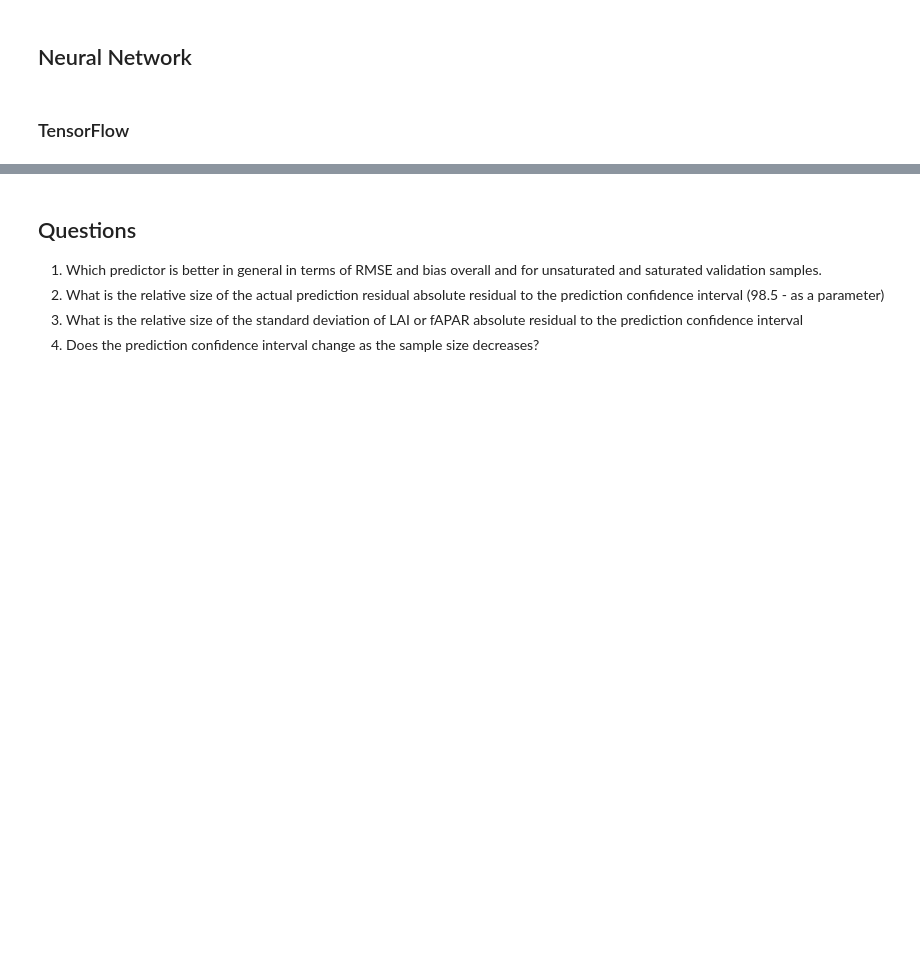
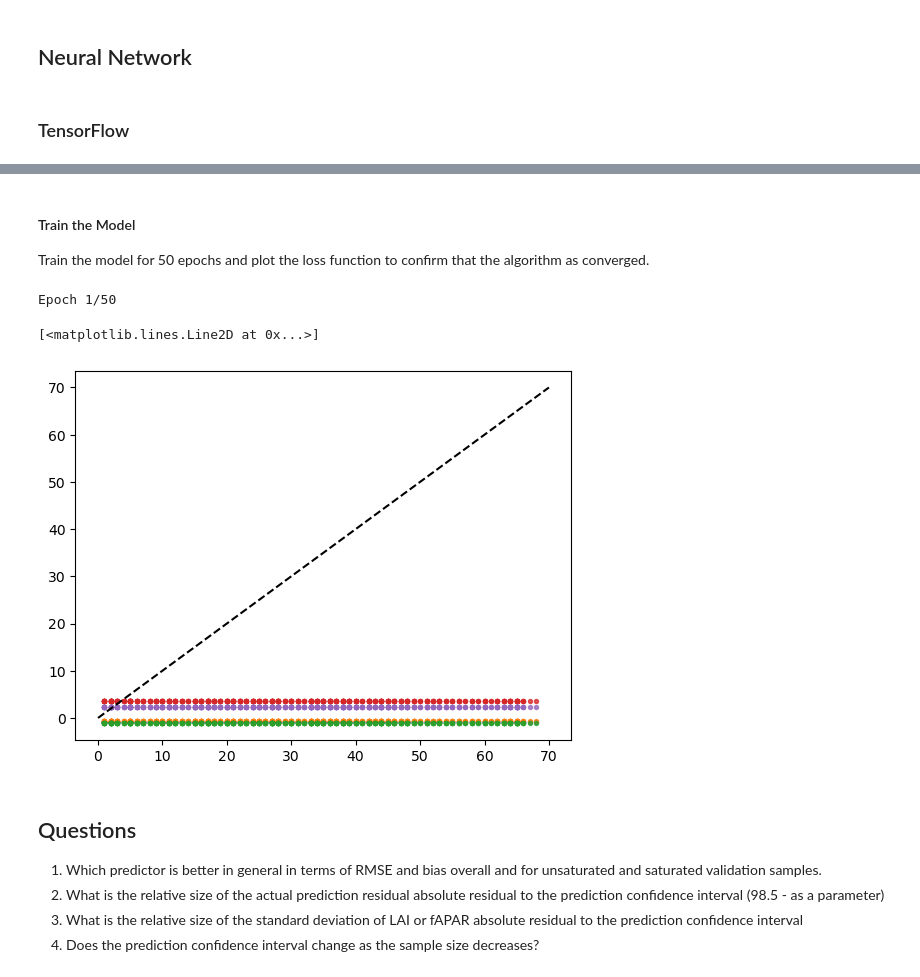
Before and after one commit to watermelonxx/WorkTerm-Winter2023, a Jupyter notebook: ModelingUncertainty.ipynb, the cells around one changed output, grey strips where cells are left out. Drawn from its saved outputs; the diff is of its cells as text; code cells hidden in the pictures; blank space fills up the shorter version.

```diff
--- a/ModelingUncertainty.ipynb
+++ b/ModelingUncertainty.ipynb
@@ -37,7 +37,7 @@ response = 'LAI'
 # Subsampling calibration and validation data to create training and testing datasets for each biome
 for i in biomes:
     dfcal = calbiomeDictLAI[i]['DF'].sample(10000)
-    dfval = valbiomeDictLAI[i]['DF']
+    dfval = valbiomeDictLAI[i]['DF'].sample(1000)
 
     calbiomeDictLAI[i]['X_train'] = dfcal[regressors]
     calbiomeDictLAI[i]['y_train'] = dfcal[response]
@@ -290,0 +287,32 @@ _________________________________________________________________
+# %%
+# Define the model, negative-log likelihood as the loss function
+# and compile the model with the Adam optimizer
+normalizer = layers.Normalization(input_shape=[5,], axis=None)
+normalizer.adapt(np.array(calbiomeDictLAI[i]['X_train']))
+
+model = tf.keras.Sequential([
+    normalizer,
+    tfpl.DenseVariational(input_shape=[5,], units=80,
+                          make_prior_fn=get_prior,
+                          make_posterior_fn=get_posterior,
+                          kl_weight=1/calbiomeDictLAI[1]['X_train'].shape[0],
+                          kl_use_exact=False,
+                          activation='relu'),
+    tfpl.DenseVariational(units=25,
+                          make_prior_fn=get_prior,
+                          make_posterior_fn=get_posterior,
+                          kl_weight=1/calbiomeDictLAI[1]['X_train'].shape[0],
+                          kl_use_exact=False,
+                          activation='relu'),
+    tfpl.DenseVariational(units=1,
+                          make_prior_fn=get_prior,
+                          make_posterior_fn=get_posterior,
+                          kl_weight=1/calbiomeDictLAI[1]['X_train'].shape[0],
+                          kl_use_exact=False)
+])
+
+def nll(y_true, y_pred):
+    return -y_pred.log_prob(y_true)
+
+model.compile(loss='mse', optimizer=tf.keras.optimizers.Adam(learning_rate=0.01), metrics=[tf.keras.metrics.RootMeanSquaredError()])
+model.summary()
@@ -291,3 +337,22 @@ _________________________________________________________________
+# %% [markdown]
+#### Train the Model
+Train the model for 50 epochs and plot the loss function to confirm that the algorithm as converged.
+# %%
+# Train the model for 50 epochs
+history = model.fit(calbiomeDictLAI[1]['X_train'].to_numpy(), calbiomeDictLAI[1]['y_train'].to_numpy(), epochs=50, verbose=1)
+plt.plot(history.history['loss'])
+plt.xlabel('Epochs')
+plt.ylabel('Loss');
+# %% [output]
+Epoch 1/50
+# %%
+for i in range(5):
+    y_model = model(valbiomeDictLAI[1]['X_test'])
+    plt.scatter(valbiomeDictLAI[1]['y_test'], y_model, alpha=0.5, s=8)
+plt.plot([0, 70], [0, 70], 'k--')
+# %% [output]
+[<matplotlib.lines.Line2D at 0x...>]
+[figure, added]
 # %% [markdown]
 ## Questions
 1. Which predictor is better in general in terms of RMSE  and bias overall and for unsaturated and saturated validation samples.
```
Also changed, not shown: parts of 24 cells of this notebook.
